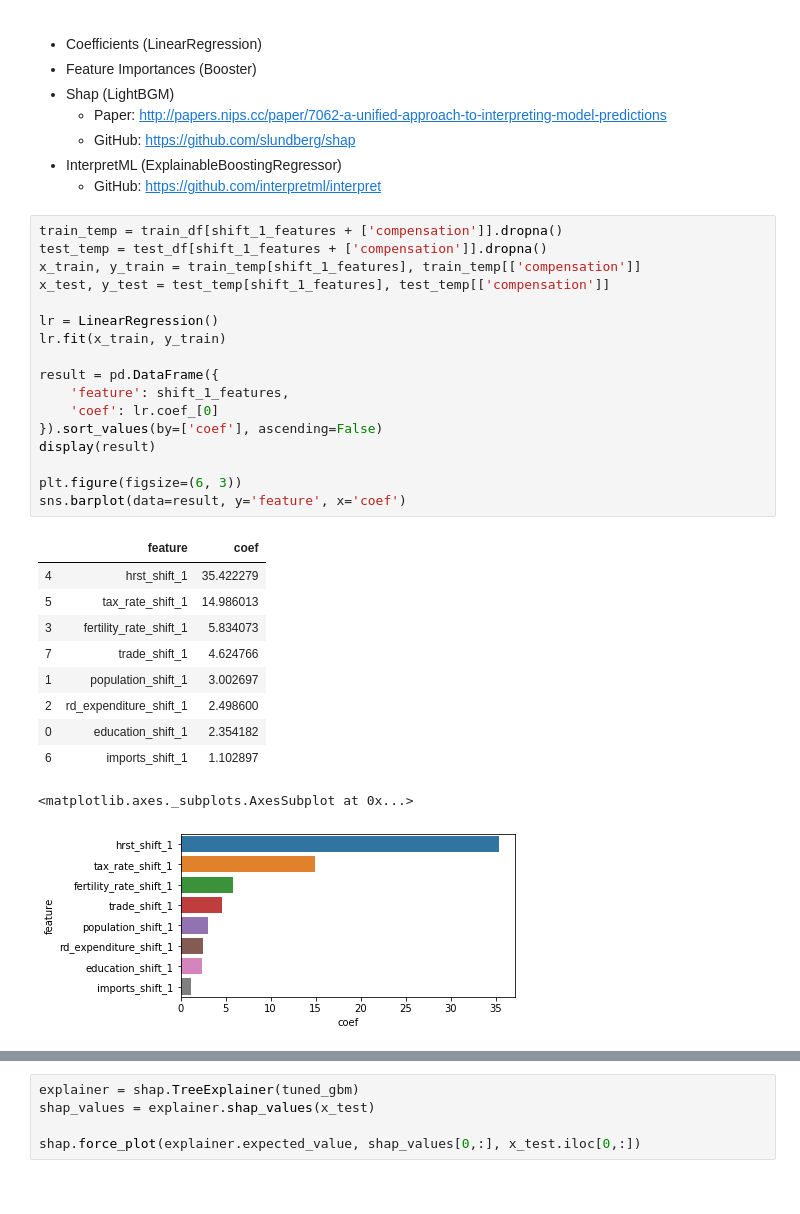
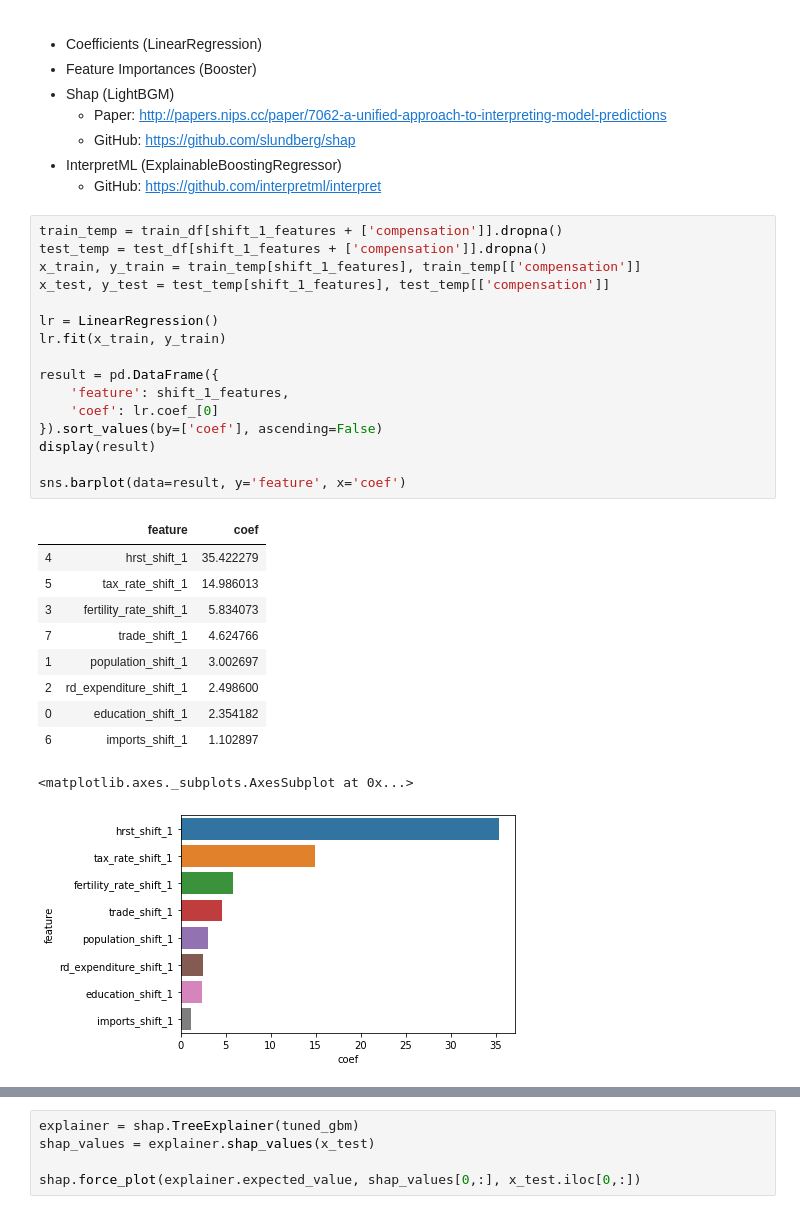
Before and after one commit to ADS-Group-15/eu-productivity-modeling, a Jupyter notebook: notebooks/modeling.ipynb, the cells around one changed output, grey strips where cells are left out. Saved outputs shown, nothing was run; the diff lists cells and outputs as text.

```diff
--- a/notebooks/models.ipynb
+++ b/notebooks/modeling.ipynb
@@ -395,32 +394,31 @@ for country in ['Bulgaria', 'Norway']:
 # %%
 train_temp = train_df[shift_1_features + ['compensation']].dropna()
 test_temp = test_df[shift_1_features + ['compensation']].dropna()
 x_train, y_train = train_temp[shift_1_features], train_temp[['compensation']]
 x_test, y_test = test_temp[shift_1_features], test_temp[['compensation']]
 
 lr = LinearRegression()
 lr.fit(x_train, y_train)
 
 result = pd.DataFrame({
     'feature': shift_1_features,
     'coef': lr.coef_[0]
 }).sort_values(by=['coef'], ascending=False)
 display(result)
 
-plt.figure(figsize=(6, 3))
 sns.barplot(data=result, y='feature', x='coef')
 # %% [output]
 |  | feature | coef |
 | 4 | hrst_shift_1 | 35.422279 |
 | 5 | tax_rate_shift_1 | 14.986013 |
 | 3 | fertility_rate_shift_1 | 5.834073 |
 | 7 | trade_shift_1 | 4.624766 |
 | 1 | population_shift_1 | 3.002697 |
 | 2 | rd_expenditure_shift_1 | 2.498600 |
 | 0 | education_shift_1 | 2.354182 |
 | 6 | imports_shift_1 | 1.102897 |
 <matplotlib.axes._subplots.AxesSubplot at 0x...>
-[figure, old version]
+[figure, new version]
 # %%
 feature_importances = pd.DataFrame(sorted(zip(gbm.feature_importances_, shift_1_features)), columns=['Value','Feature'])
 result = feature_importances.sort_values(by="Value", ascending=False)
```
Also changed, not shown: parts of 13 cells of this notebook, 4 other files.
